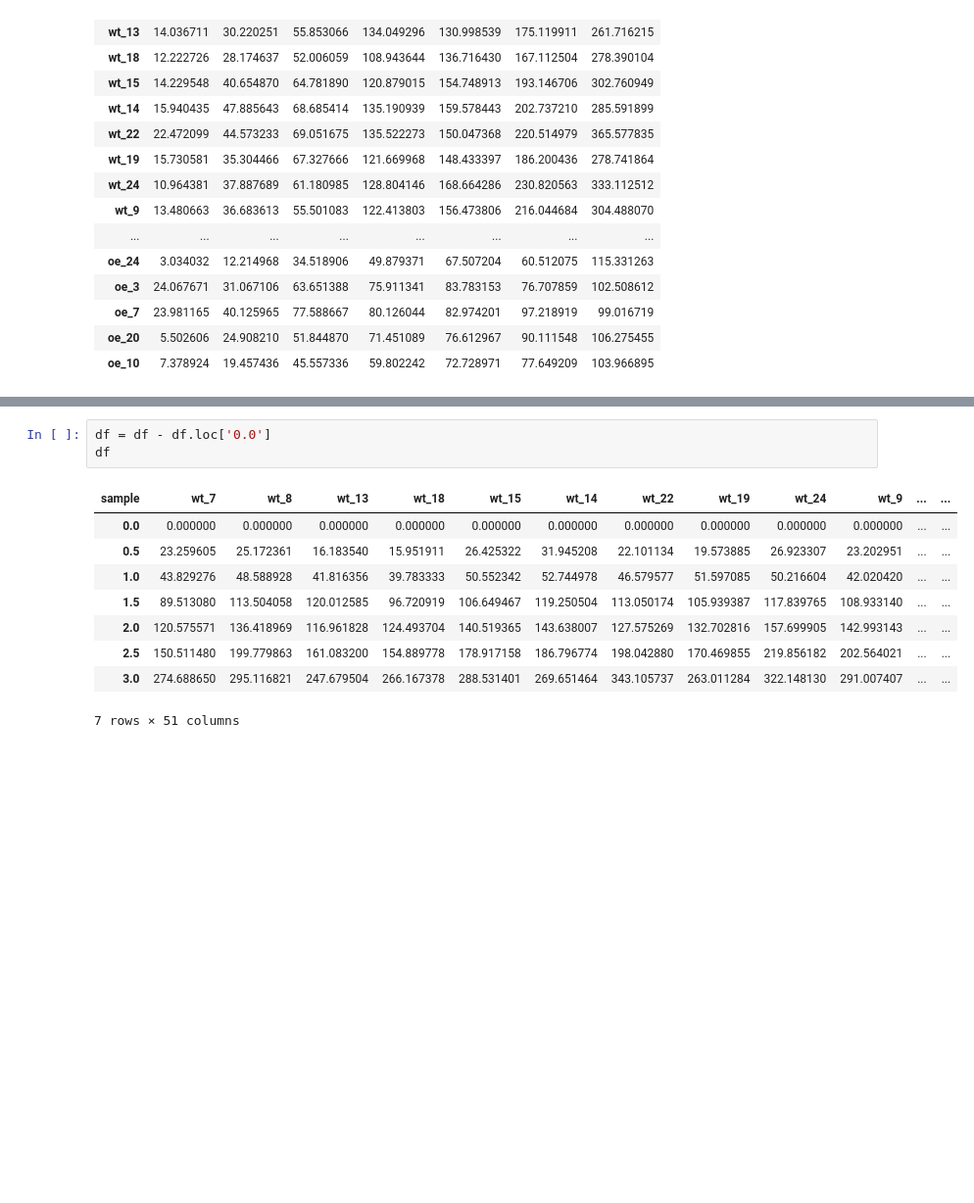
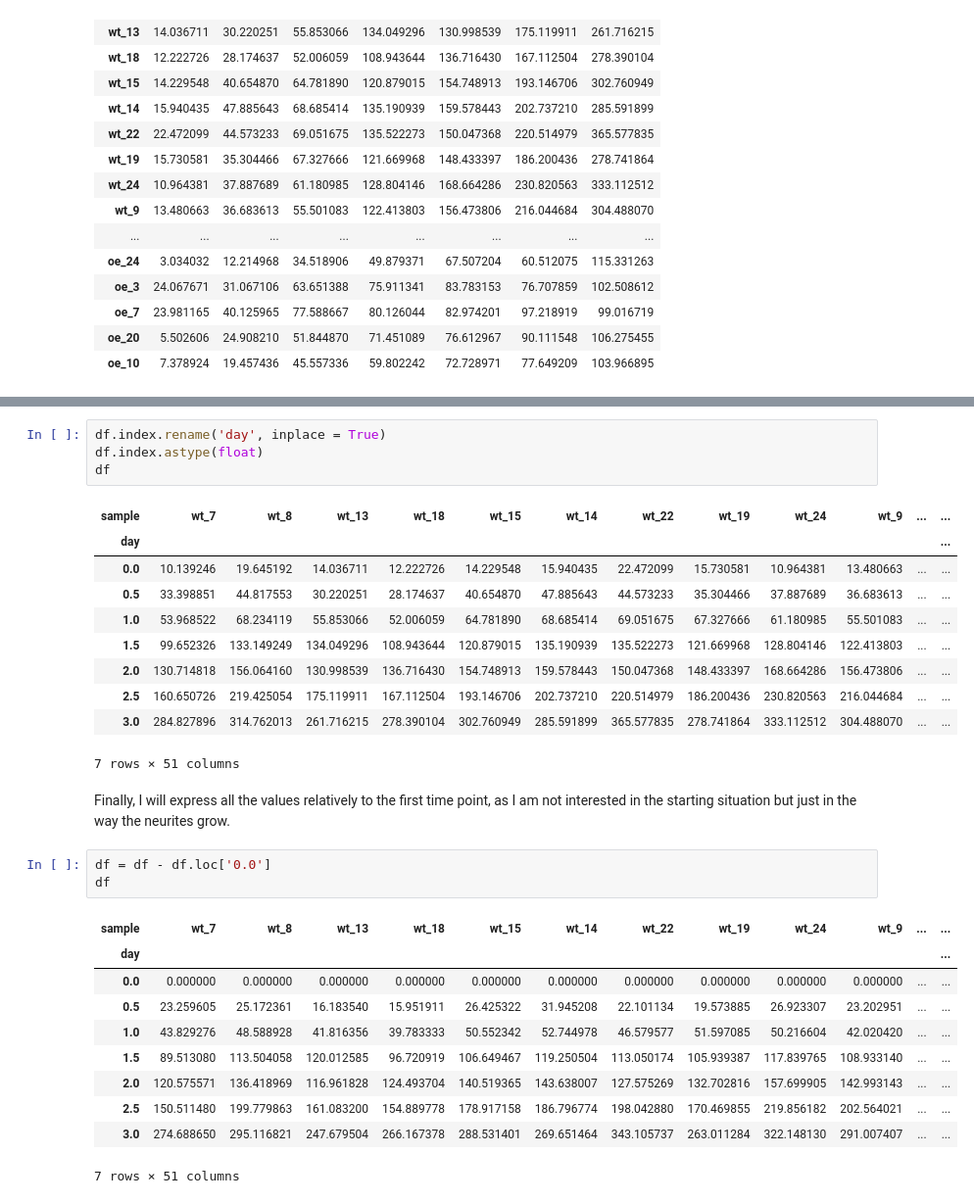
Before and after one commit to valedavi/dataforscience_residency, a Jupyter notebook: Pre-processing and visualization.ipynb, the cells around one changed output, grey strips where cells are left out. Shown: that part at 98% size. Drawn from its saved outputs; the diff is of its cells as text; blank space fills up the shorter version.

```diff
--- a/Pre-processing and visualization.ipynb
+++ b/Pre-processing and visualization.ipynb
@@ -130,8 +139,26 @@ df
+# %%
+df.index.rename('day', inplace = True)
+df.index.astype(float)
+df
+# %% [output]
+| sample | wt_7 | wt_8 | wt_13 | wt_18 | wt_15 | wt_14 | wt_22 | wt_19 | wt_24 | wt_9 | ... | ... |
+| day |  |  |  |  |  |  |  |  |  |  |  | ... |
+| 0.0 | 10.139246 | 19.645192 | 14.036711 | 12.222726 | 14.229548 | 15.940435 | 22.472099 | 15.730581 | 10.964381 | 13.480663 | ... | ... |
+| 0.5 | 33.398851 | 44.817553 | 30.220251 | 28.174637 | 40.654870 | 47.885643 | 44.573233 | 35.304466 | 37.887689 | 36.683613 | ... | ... |
+| 1.0 | 53.968522 | 68.234119 | 55.853066 | 52.006059 | 64.781890 | 68.685414 | 69.051675 | 67.327666 | 61.180985 | 55.501083 | ... | ... |
+| 1.5 | 99.652326 | 133.149249 | 134.049296 | 108.943644 | 120.879015 | 135.190939 | 135.522273 | 121.669968 | 128.804146 | 122.413803 | ... | ... |
+| 2.0 | 130.714818 | 156.064160 | 130.998539 | 136.716430 | 154.748913 | 159.578443 | 150.047368 | 148.433397 | 168.664286 | 156.473806 | ... | ... |
+| 2.5 | 160.650726 | 219.425054 | 175.119911 | 167.112504 | 193.146706 | 202.737210 | 220.514979 | 186.200436 | 230.820563 | 216.044684 | ... | ... |
+| 3.0 | 284.827896 | 314.762013 | 261.716215 | 278.390104 | 302.760949 | 285.591899 | 365.577835 | 278.741864 | 333.112512 | 304.488070 | ... | ... |
+7 rows × 51 columns
+# %% [markdown]
+Finally, I will express all the values relatively to the first time point, as I am not interested in the starting situation but just in the way the neurites grow.
 # %%
 df = df - df.loc['0.0']
 df
 # %% [output]
 | sample | wt_7 | wt_8 | wt_13 | wt_18 | wt_15 | wt_14 | wt_22 | wt_19 | wt_24 | wt_9 | ... | ... |
+| day |  |  |  |  |  |  |  |  |  |  |  | ... |
 | 0.0 | 0.000000 | 0.000000 | 0.000000 | 0.000000 | 0.000000 | 0.000000 | 0.000000 | 0.000000 | 0.000000 | 0.000000 | ... | ... |
 | 0.5 | 23.259605 | 25.172361 | 16.183540 | 15.951911 | 26.425322 | 31.945208 | 22.101134 | 19.573885 | 26.923307 | 23.202951 | ... | ... |
 | 1.0 | 43.829276 | 48.588928 | 41.816356 | 39.783333 | 50.552342 | 52.744978 | 46.579577 | 51.597085 | 50.216604 | 42.020420 | ... | ... |
```
Also changed, not shown: parts of 15 cells of this notebook, 1 other file.
